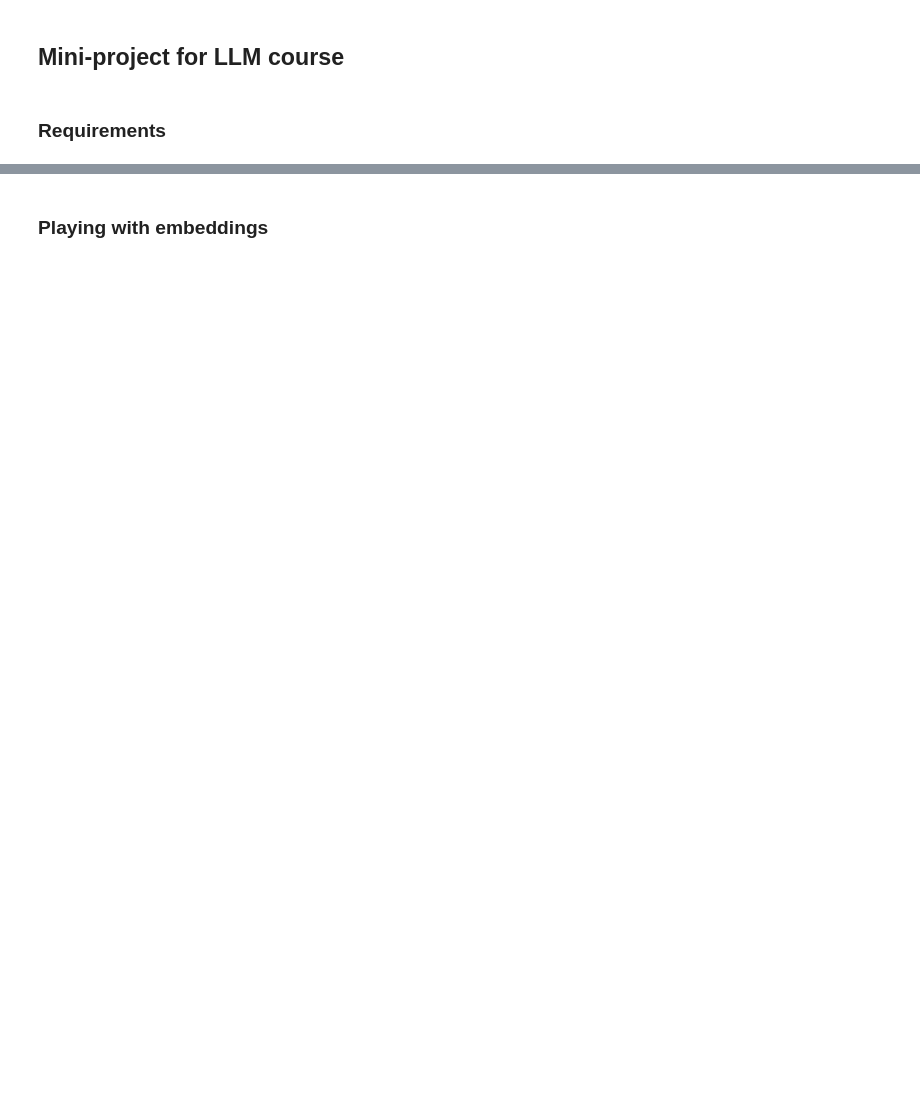
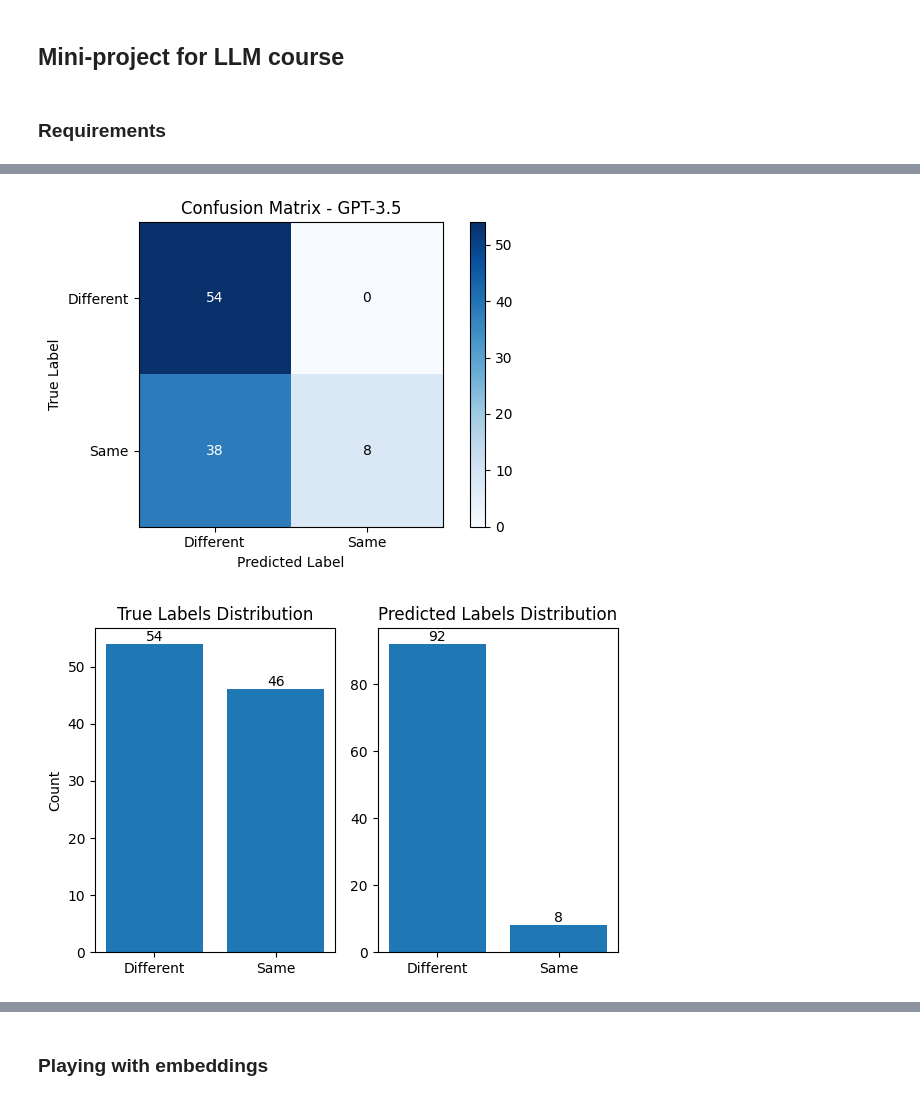
Before and after one commit to MaxRondelli/Linguistic-perspectives-on-Large-Language-Models, a Jupyter notebook: mini-project.ipynb, the cells around one changed output, grey strips where cells are left out. Cells and saved outputs as stored; diff of their text form; code cells hidden in the pictures; blank space fills up the shorter version.

```diff
--- a/mini-project.ipynb
+++ b/mini-project.ipynb
@@ -160,13 +170,3 @@ def evaluate_with_llm_PHI3(samples):
         })
 
     return results
-# %%
-samples = sample_xl_wic_pairs(df, n_samples=3)
-results = evaluate_with_llm_OPENAI(samples)
-# results = evaluate_with_llm_PHI3(samples)
-
-for r in results:
-    print(f"\nWord: {r['word']}")
-    print(f"True label: {r['true_label']}")
-    print(f"LLM response: {r['llm_response']}")
-    print("-------------")
@@ -190,0 +328,5 @@ Label 0
+# %%
+evaluation_results(results_openai_3_5, results_phi3)
+# %% [output]
+[figure, added]
+[figure, added]
```
Also changed, not shown: parts of 12 cells of this notebook, 2 other files.
